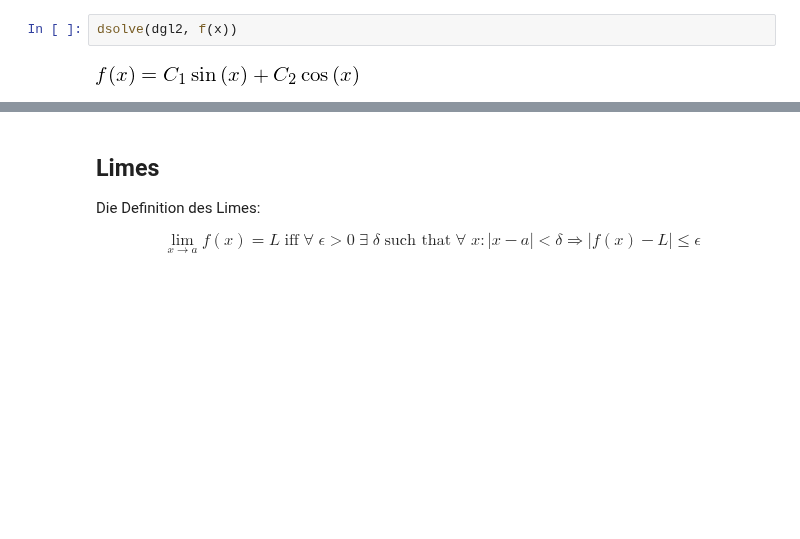
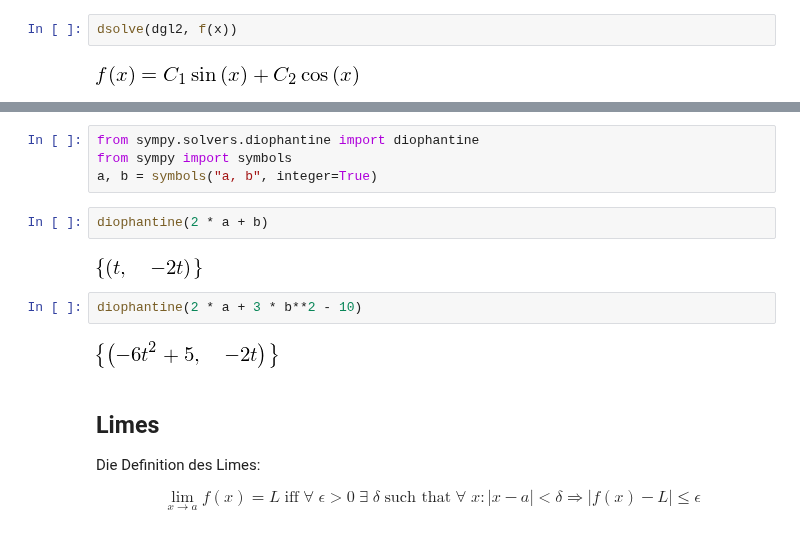
Before and after one commit to haraldschilly/python-fuer-mathematiker, a Jupyter notebook: doc/3-1-symbolisch_rechnen.ipynb, the cells around one changed output, grey strips where cells are left out. Drawn from its saved outputs; the diff is of its cells as text; blank space fills up the shorter version.

Commit message:
bit more on sympy, inequalities, evalf, ...

```diff
--- a/doc/3-1-symbolisch_rechnen.ipynb
+++ b/doc/3-1-symbolisch_rechnen.ipynb
@@ -308,3 +354,15 @@ dsolve(dgl2, f(x))
+# %%
+from sympy.solvers.diophantine import diophantine
+from sympy import symbols
+a, b = symbols("a, b", integer=True)
+# %%
+diophantine(2 * a + b)
+# %% [output]
+[figure, added]
+# %%
+diophantine(2 * a + 3 * b**2 - 10)
+# %% [output]
+[figure, added]
 # %% [markdown]
 ## Limes
 
```
Also changed, not shown: parts of 19 cells of this notebook.
